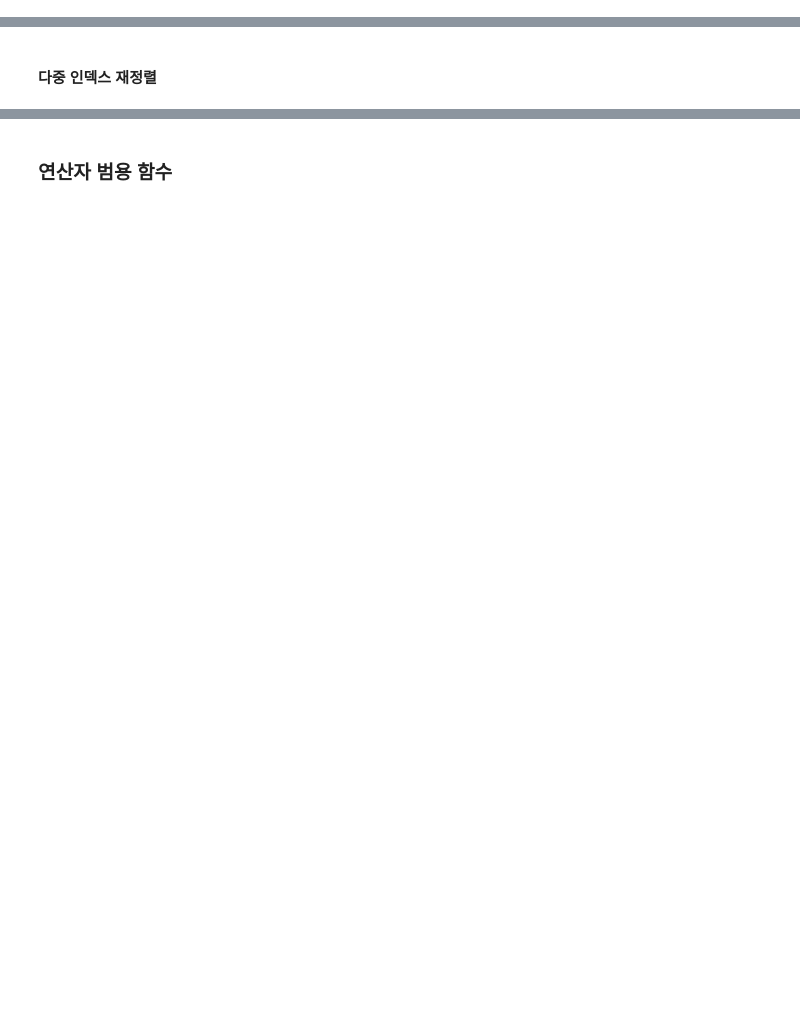
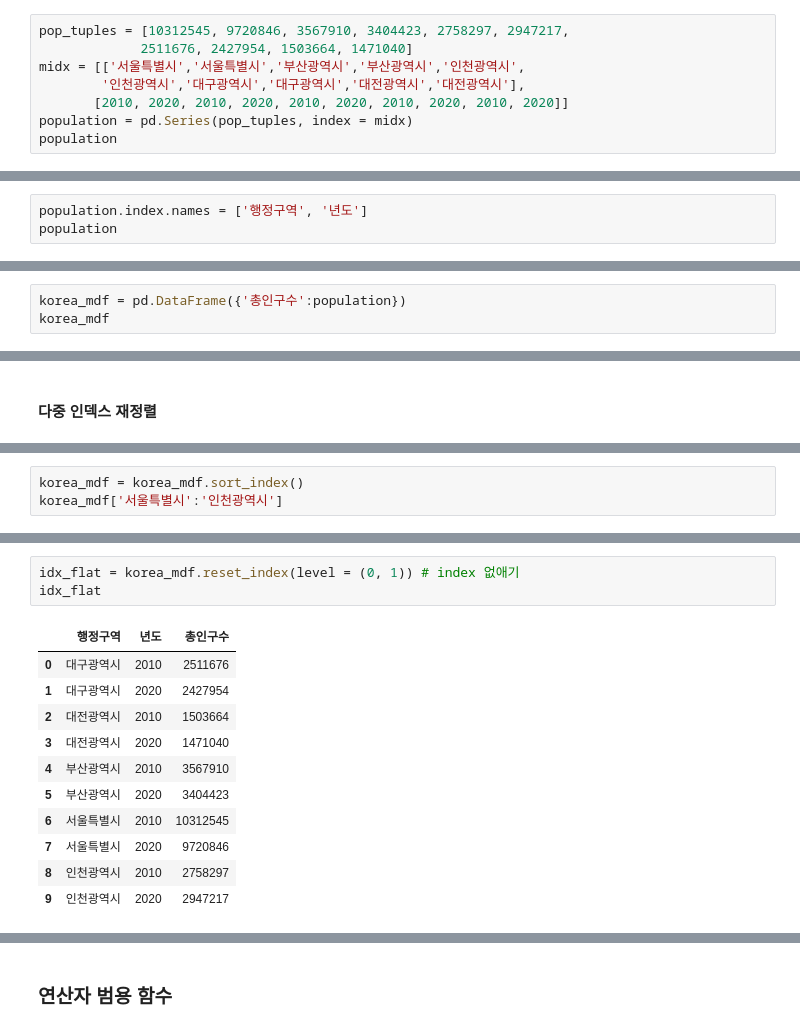
Before and after one commit to whattSUPkim/Data-Science, a Jupyter notebook: Data Analysis/Pandas_exercise.ipynb, the cells around one changed output, grey strips where cells are left out. Cells and saved outputs as stored; diff of their text form; blank space fills up the shorter version.

```diff
--- a/Data Analysis/Pandas_exercise.ipynb
+++ b/Data Analysis/Pandas_exercise.ipynb
@@ -47,0 +283,8 @@
+# %%
+pop_tuples = [10312545, 9720846, 3567910, 3404423, 2758297, 2947217,
+             2511676, 2427954, 1503664, 1471040]
+midx = [['서울특별시','서울특별시','부산광역시','부산광역시','인천광역시',
+        '인천광역시','대구광역시','대구광역시','대전광역시','대전광역시'],
+       [2010, 2020, 2010, 2020, 2010, 2020, 2010, 2020, 2010, 2020]]
+population = pd.Series(pop_tuples, index = midx)
+population
@@ -47,0 +342,3 @@
+# %%
+population.index.names = ['행정구역', '년도']
+population
@@ -47,0 +358,3 @@
+# %%
+korea_mdf = pd.DataFrame({'총인구수':population})
+korea_mdf
@@ -55,0 +430,3 @@
+# %%
+korea_mdf = korea_mdf.sort_index()
+korea_mdf['서울특별시':'인천광역시']
@@ -55,0 +474,15 @@
+# %%
+idx_flat = korea_mdf.reset_index(level = (0, 1)) # index 없애기
+idx_flat
+# %% [output]
+|  | 행정구역 | 년도 | 총인구수 |
+| 0 | 대구광역시 | 2010 | 2511676 |
+| 1 | 대구광역시 | 2020 | 2427954 |
+| 2 | 대전광역시 | 2010 | 1503664 |
+| 3 | 대전광역시 | 2020 | 1471040 |
+| 4 | 부산광역시 | 2010 | 3567910 |
+| 5 | 부산광역시 | 2020 | 3404423 |
+| 6 | 서울특별시 | 2010 | 10312545 |
+| 7 | 서울특별시 | 2020 | 9720846 |
+| 8 | 인천광역시 | 2010 | 2758297 |
+| 9 | 인천광역시 | 2020 | 2947217 |
```
Also changed, not shown: parts of 94 cells of this notebook.
